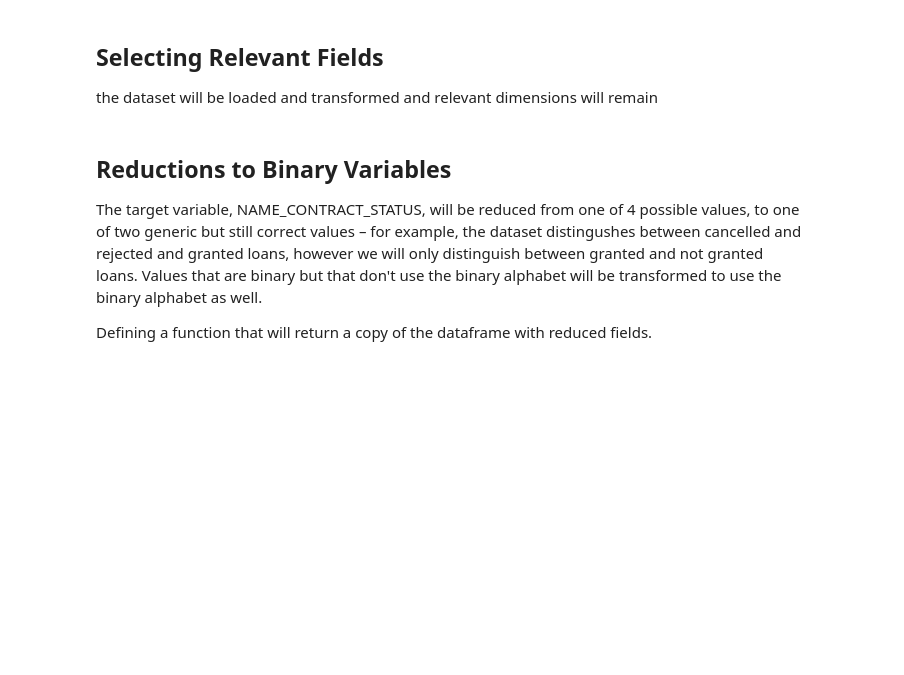
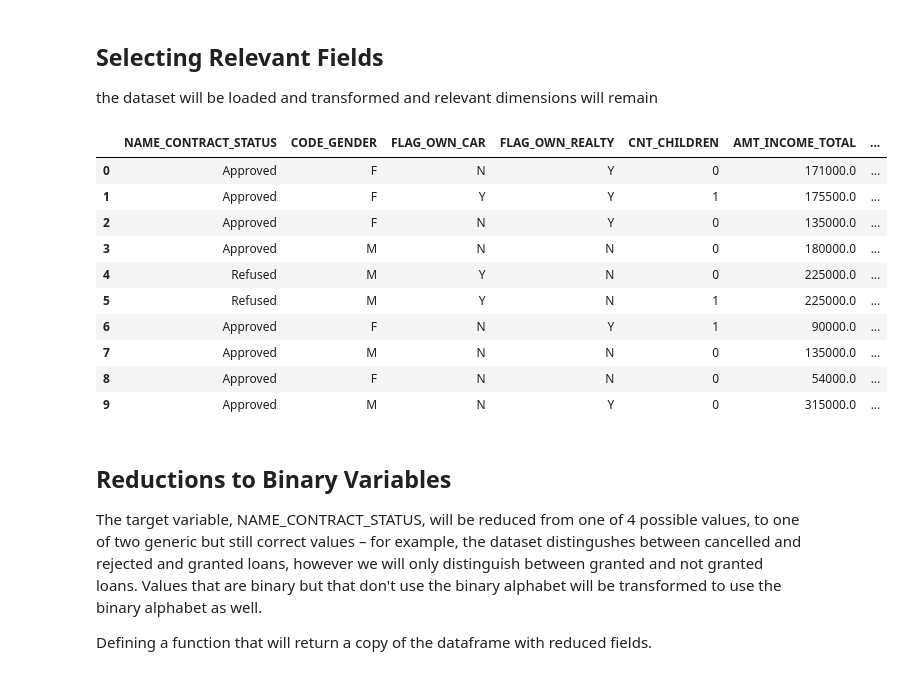
Before and after one commit to DanielHunte/Credit-Analysis, a Jupyter notebook: model-selection.ipynb, the cells around one changed output. Cells and saved outputs as stored; diff of their text form; code cells hidden in the pictures; blank space fills up the shorter version.

```diff
--- a/model-selection.ipynb
+++ b/model-selection.ipynb
@@ -11,22 +11,39 @@ the dataset will be loaded and transformed and relevant dimensions will remain
 # %%
 #TODO: remove the nrows argument when done testing
 df = pd.read_csv('database.csv', nrows=2500)[[
     'NAME_CONTRACT_STATUS',
     'CODE_GENDER',
     'FLAG_OWN_CAR',
     'FLAG_OWN_REALTY',
     'CNT_CHILDREN',
     'AMT_INCOME_TOTAL',
     'AMT_CREDIT',
     # 'NAME_INCOME_TYPE',
     # 'NAME_EDUCATION_TYPE',
     # 'NAME_FAMILY_STATUS',
     # 'NAME_HOUSING_TYPE',
     'DAYS_BIRTH',
     'DAYS_EMPLOYED',
     # 'OCCUPATION_TYPE',
     'CNT_FAM_MEMBERS'
 ]]
+
+# keep only approved and refused examples (then reset the pandas row indices - which does not happen automatically by default)
+df = df.loc[(df['NAME_CONTRACT_STATUS'] == 'Approved') | (df['NAME_CONTRACT_STATUS'] == 'Refused')].reset_index().drop(labels=['index'],axis=1)
+
+df.head(10)
+# %% [output]
+|  | NAME_CONTRACT_STATUS | CODE_GENDER | FLAG_OWN_CAR | FLAG_OWN_REALTY | CNT_CHILDREN | AMT_INCOME_TOTAL | ... |
+| 0 | Approved | F | N | Y | 0 | 171000.0 | ... |
+| 1 | Approved | F | Y | Y | 1 | 175500.0 | ... |
+| 2 | Approved | F | N | Y | 0 | 135000.0 | ... |
+| 3 | Approved | M | N | N | 0 | 180000.0 | ... |
+| 4 | Refused | M | Y | N | 0 | 225000.0 | ... |
+| 5 | Refused | M | Y | N | 1 | 225000.0 | ... |
+| 6 | Approved | F | N | Y | 1 | 90000.0 | ... |
+| 7 | Approved | M | N | N | 0 | 135000.0 | ... |
+| 8 | Approved | F | N | N | 0 | 54000.0 | ... |
+| 9 | Approved | M | N | Y | 0 | 315000.0 | ... |
 # %% [markdown]
 ## Reductions to Binary Variables
 
```
Also changed, not shown: parts of 9 cells of this notebook.
